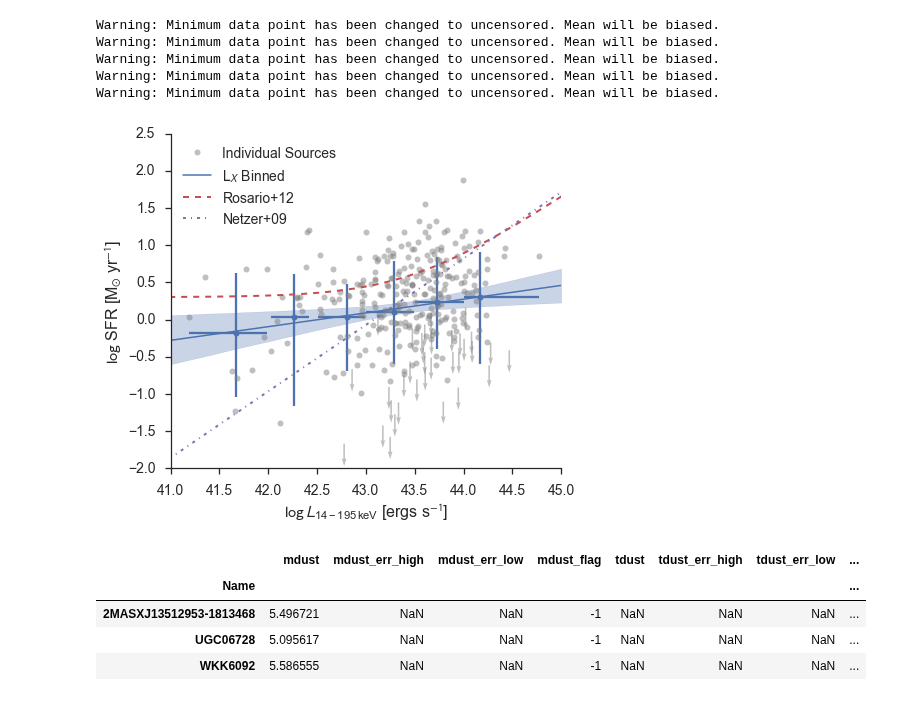
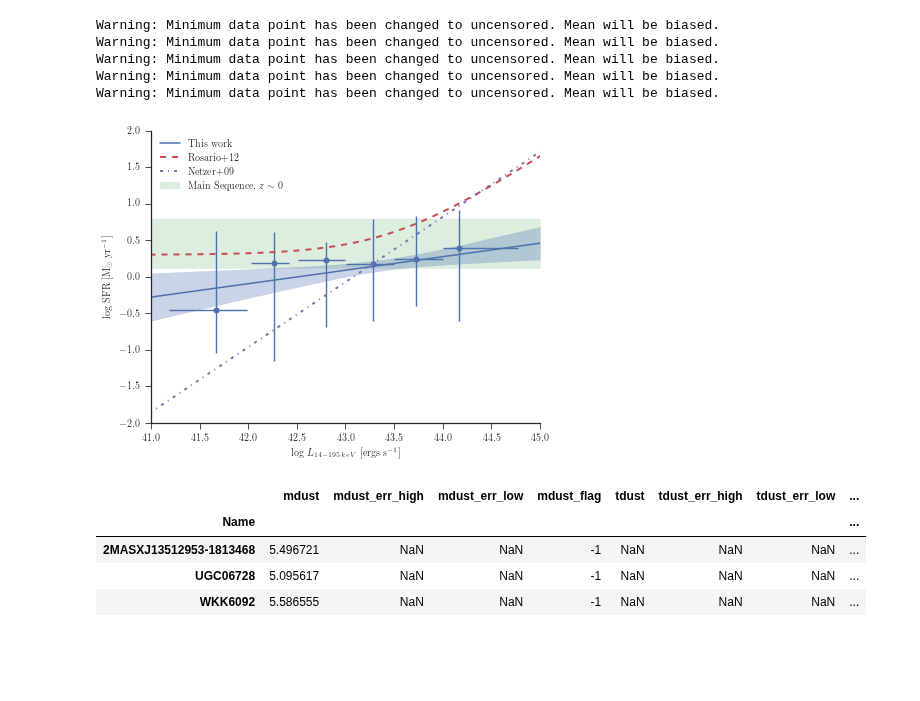
Before and after one commit to ttshimiz/bat-agn-sed-fitting-paper, a Jupyter notebook: ipython_notebooks/lbat-sfr-correlation.ipynb, the cells around one changed output. Drawn from its saved outputs; the diff is of its cells as text; code cells hidden in the pictures; blank space fills up the shorter version.

Commit message:
recreate Fig. 11 with Main sequence

```diff
--- a/ipython_notebooks/lbat-sfr-correlation.ipynb
+++ b/ipython_notebooks/lbat-sfr-correlation.ipynb
@@ -291,7 +289,7 @@ for i in range(n_bins):
 
     avg_sfr.loc[i] = mn
     avg_sfr_err_up.loc[i] = p84-mn
-    avg_sfr_err_down.loc[i] = mn-p16
+    avg_sfr_err_down.loc[i] = med-p16
 
     avg_lx.loc[i] = bat_c12.loc[ind, 'lbat'].mean()
     avg_lx_err_up.loc[i] = bat_c12.loc[ind, 'lbat'].max() - avg_lx.loc[i]
@@ -303,46 +301,46 @@ Warning: Minimum data point has been changed to uncensored. Mean will be biased.
 Warning: Minimum data point has been changed to uncensored. Mean will be biased.
 Warning: Minimum data point has been changed to uncensored. Mean will be biased.
 # %%
-#fig = plt.figure(figsize=(textwidth, 3./4.*textwidth))
-fig = plt.figure(figsize=(7, 6))
+fig = plt.figure(figsize=(textwidth, 3./4.*textwidth))
+#fig = plt.figure(figsize=(7, 6))
 
 ax = fig.add_subplot(111)
-
-ax.plot(x[delta==1], y[delta==1],
-            marker='o', color='grey', ls='None', ms=6, alpha=0.5, label='Individual Sources')
-ax.quiver(x[delta==0], y[delta==0], np.zeros(sum(delta==0)), -np.ones(sum(delta==0)),
-          scale_units='height', scale=15., units='width', width=0.004, color='gray',
-          pivot='tail', label='_nolabel', alpha=0.5)
+ax.fill_between(xfit, 0.12*np.ones(len(xfit)), 0.80*np.ones(len(xfit)), color='g', alpha=0.2, label=r'Main Sequence, $z\sim0$')
+#ax.plot(x[delta==1], y[delta==1],
+#            marker='o', color='grey', ls='None', ms=6, alpha=0.5, label='Individual Sources')
+#ax.quiver(x[delta==0], y[delta==0], np.zeros(sum(delta==0)), -np.ones(sum(delta==0)),
+#          scale_units='height', scale=15., units='width', width=0.004, color='gray',
+#          pivot='tail', label='_nolabel', alpha=0.5)
 ax.errorbar(avg_lx, avg_sfr,
             xerr = np.vstack([avg_lx_err_down, avg_lx_err_up]),
             yerr=np.vstack([avg_sfr_err_down.values, avg_sfr_err_up.values]),
             fmt='o', color='b', ls='None', ms=6)
-ax.plot(xfit, yfit_median, 'b-', lw=1.5, label=r'L$_X$ Binned')
+ax.plot(xfit, yfit_median, 'b-', lw=1.5, label=r'This work')
 ax.fill_between(xfit, yfit_lower95, yfit_upper95, color='b', alpha=0.3)
 
 #hickox_model = np.loadtxt('../data/hickox14_lir_v_lagn.csv', delimiter=',')
 #hickox_sfr = hickox_model[:,1]-np.log10(2.57e43)
 #hickox_agn = (hickox_model[:,0] + 4.2280)/1.1157
 #ax.plot(hickox_agn, hickox_sfr, 'k--', lw=1.5, label='Hickox+14 Model')
 
 lbol = np.arange(41.5, 46.0, 0.01)
 lsf_rosario = np.log10(10**(43.57) + 10**(43.57)*(10**lbol/10**(44.27))**0.78)
 lsf_netzer = 41+0.8*(lbol-41)
 lbat_model = (lbol+4.2280)/1.1157
 c = 0.140904716825
 ax.plot(lbat_model, lsf_rosario-np.log10(2.57e43)+c, 'r--', lw=2.0, label='Rosario+12')
 ax.plot(lbat_model, lsf_netzer-np.log10(2.57e43)+c, 'm-.', lw=2.0, label='Netzer+09')
 
 ax.set_xlim(41.0, 45.0)
-ax.set_ylim(-2, 2.5)
+ax.set_ylim(-2, 2.0)
 ax.set_xlabel(r'$\log\,L_{\mathdefault{14-195\,keV}}$ [ergs s$^{-1}$]')
 ax.set_ylabel(r'$\log$ SFR [M$_{\odot}$ yr$^{-1}$]')
-ax.legend(loc='upper left')
-#ax.tick_params(axis='both', which='major', labelsize=10)
+ax.legend(loc='upper left', fontsize=10)
+ax.tick_params(axis='both', which='major', labelsize=10)
 sn.despine()
-fig.savefig('/Users/ttshimiz/Dropbox/Research/Talks/Ringberg2016/lbat_sfr_correlation_compare_lit.pdf', bbox_inches='tight')
+#fig.savefig('../figures/lbat_sfr_correlation_compare_lit_with_MS.pdf', bbox_inches='tight')
 # %% [output]
-[figure, old version]
+[figure, new version]
 # %%
 bat_c12[bat_c12['sfr'] < -1.5]
 # %% [output]
```
Also changed, not shown: parts of 4 cells of this notebook, 1 other file.
